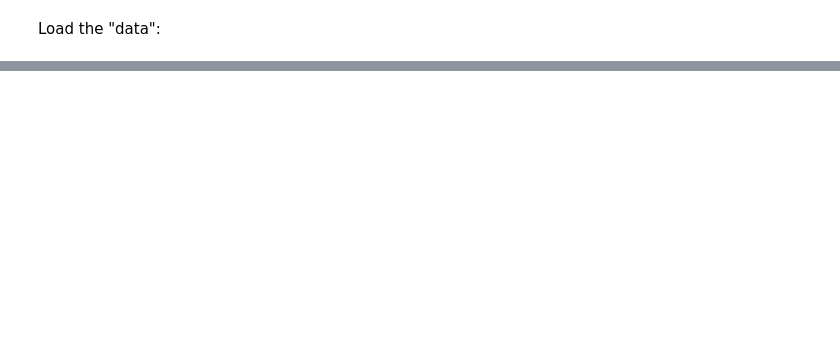
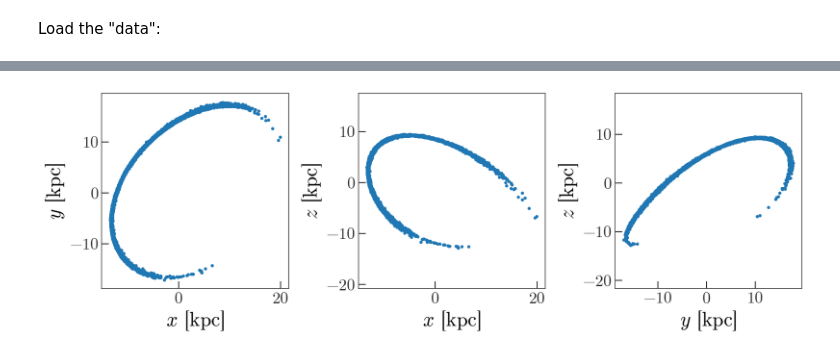
Before and after one commit to adrn/GD1-DR2, a Jupyter notebook: notebooks/GD1-orbit-fit.ipynb, the cells around one changed output, grey strips where cells are left out. Drawn from its saved outputs; the diff is of its cells as text; code cells hidden in the pictures; blank space fills up the shorter version.

```diff
--- a/notebooks/GD1-orbit-fit.ipynb
+++ b/notebooks/GD1-orbit-fit.ipynb
@@ -265,0 +373,4 @@ axes[4].plot(model_x, model_gd1.radial_velocity.to(u.km/u.s).value, marker='')
+# %%
+_ = stream.plot()
+# %% [output]
+[figure, added]
```
Also changed, not shown: parts of 24 cells of this notebook, 4 other files.
